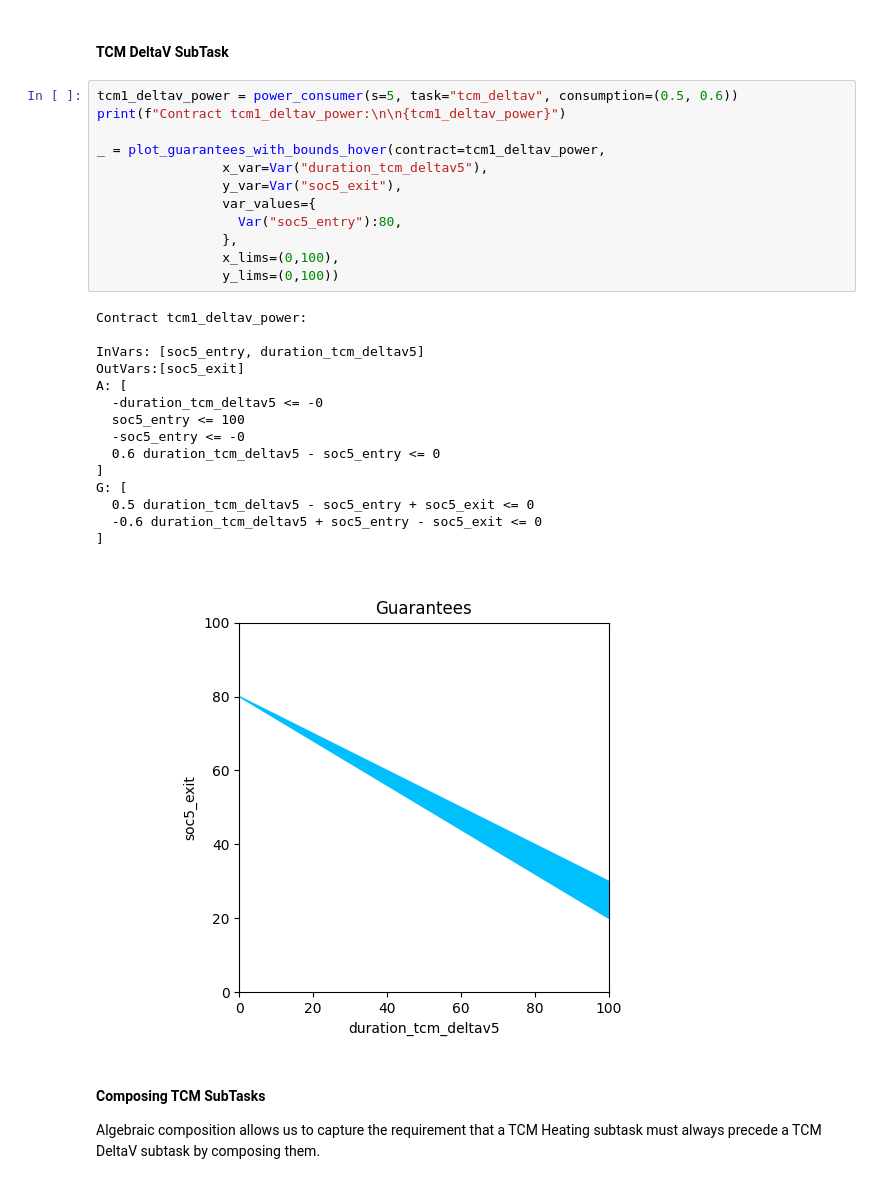
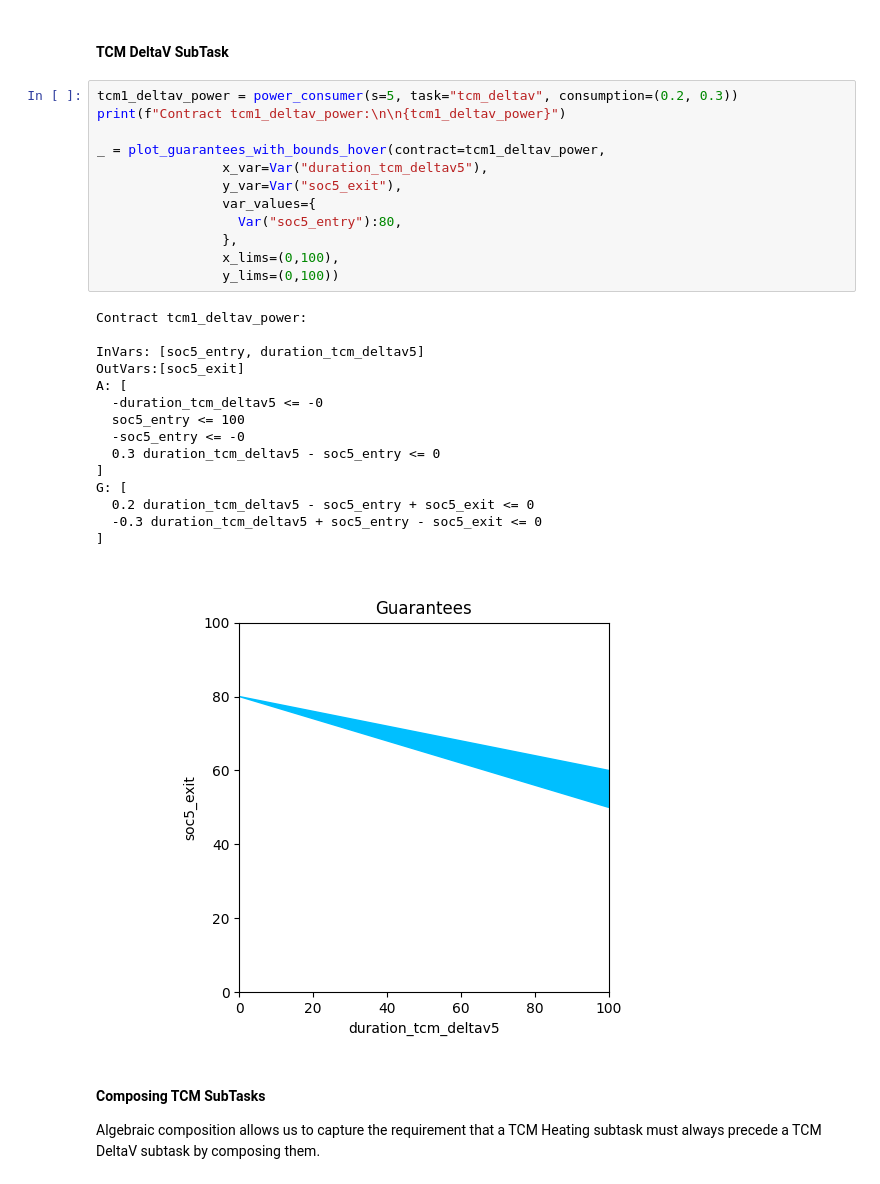
Before and after one commit to pacti-org/cs-space-mission, a Jupyter notebook: space_mission/space_mission_power.ipynb, the cells around one changed output. Drawn from its saved outputs; the diff is of its cells as text.

```diff
--- a/space_mission/space_mission_power.ipynb
+++ b/space_mission/space_mission_power.ipynb
@@ -222,33 +222,33 @@ G: [
 # %% [markdown]
 #### TCM DeltaV SubTask
 # %%
-tcm1_deltav_power = power_consumer(s=5, task="tcm_deltav", consumption=(0.5, 0.6))
+tcm1_deltav_power = power_consumer(s=5, task="tcm_deltav", consumption=(0.2, 0.3))
 print(f"Contract tcm1_deltav_power:\n\n{tcm1_deltav_power}")
 
 _ = plot_guarantees_with_bounds_hover(contract=tcm1_deltav_power,
                 x_var=Var("duration_tcm_deltav5"),
                 y_var=Var("soc5_exit"),
                 var_values={
                   Var("soc5_entry"):80,
                 },
                 x_lims=(0,100),
                 y_lims=(0,100))
 # %% [output]
 Contract tcm1_deltav_power:
 
 InVars: [soc5_entry, duration_tcm_deltav5]
 OutVars:[soc5_exit]
 A: [
   -duration_tcm_deltav5 <= -0
   soc5_entry <= 100
   -soc5_entry <= -0
-  0.6 duration_tcm_deltav5 - soc5_entry <= 0
+  0.3 duration_tcm_deltav5 - soc5_entry <= 0
 ]
 G: [
-  0.5 duration_tcm_deltav5 - soc5_entry + soc5_exit <= 0
-  -0.6 duration_tcm_deltav5 + soc5_entry - soc5_exit <= 0
+  0.2 duration_tcm_deltav5 - soc5_entry + soc5_exit <= 0
+  -0.3 duration_tcm_deltav5 + soc5_entry - soc5_exit <= 0
 ]
-[figure, old version]
+[figure, new version]
 # %% [markdown]
 #### Composing TCM SubTasks
 
```
Also changed, not shown: parts of 13 cells of this notebook, 8 other files.
